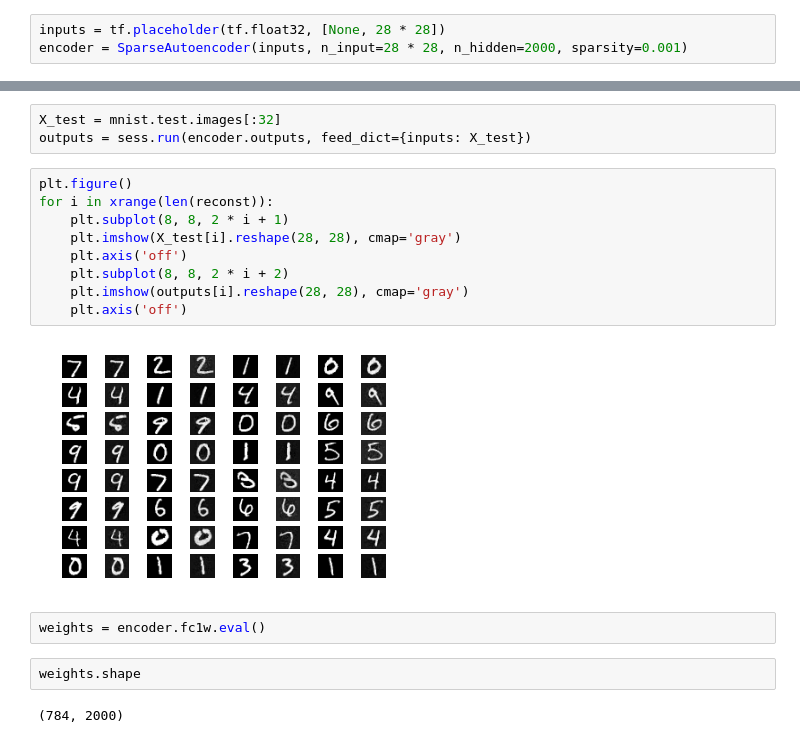
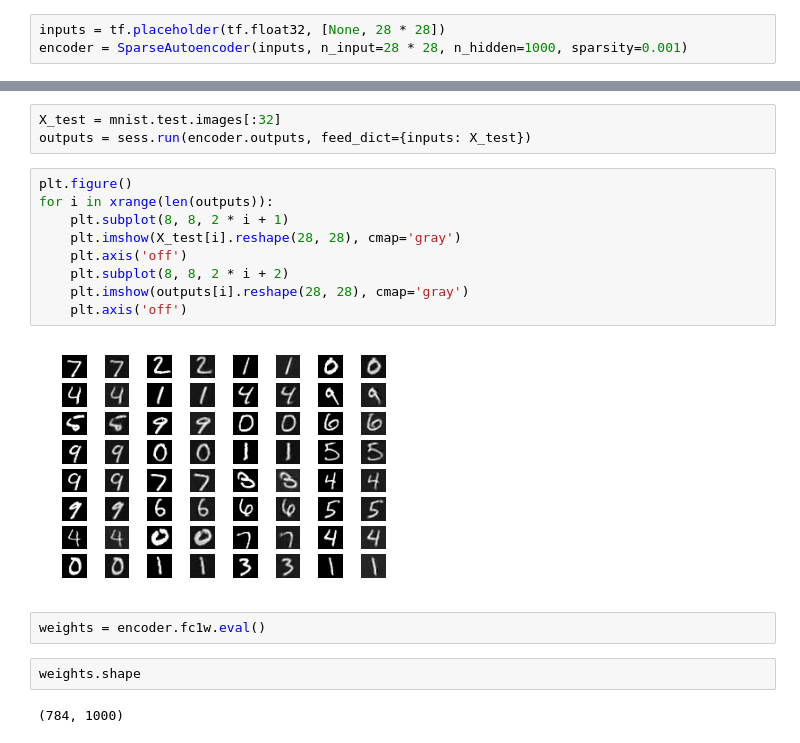
Before and after one commit to Ryo-Ito/autoencoder, a Jupyter notebook: visualize_sparse_autoencoder.ipynb, the cells around one changed output, grey strips where cells are left out. Drawn from its saved outputs; the diff is of its cells as text.

```diff
--- a/visualize_sparse_autoencoder.ipynb
+++ b/visualize_sparse_autoencoder.ipynb
@@ -16,7 +16,7 @@ Extracting ../MNIST_data/t10k-images-idx3-ubyte.gz
 Extracting ../MNIST_data/t10k-labels-idx1-ubyte.gz
 # %%
 inputs = tf.placeholder(tf.float32, [None, 28 * 28])
-encoder = SparseAutoencoder(inputs, n_input=28 * 28, n_hidden=2000, sparsity=0.001)
+encoder = SparseAutoencoder(inputs, n_input=28 * 28, n_hidden=1000, sparsity=0.001)
 # %%
 saver = tf.train.Saver()
 saver.restore(sess, "sparse_autoencoder.ckpt")
@@ -25,18 +25,18 @@ X_test = mnist.test.images[:32]
 outputs = sess.run(encoder.outputs, feed_dict={inputs: X_test})
 # %%
 plt.figure()
-for i in xrange(len(reconst)):
+for i in xrange(len(outputs)):
     plt.subplot(8, 8, 2 * i + 1)
     plt.imshow(X_test[i].reshape(28, 28), cmap='gray')
     plt.axis('off')
     plt.subplot(8, 8, 2 * i + 2)
     plt.imshow(outputs[i].reshape(28, 28), cmap='gray')
     plt.axis('off')
 # %% [output]
-[figure, old version]
+[figure, new version]
 # %%
 weights = encoder.fc1w.eval()
 # %%
 weights.shape
 # %% [output]
-(784, 2000)
+(784, 1000)
```
Also changed, not shown: parts of 3 cells of this notebook.
